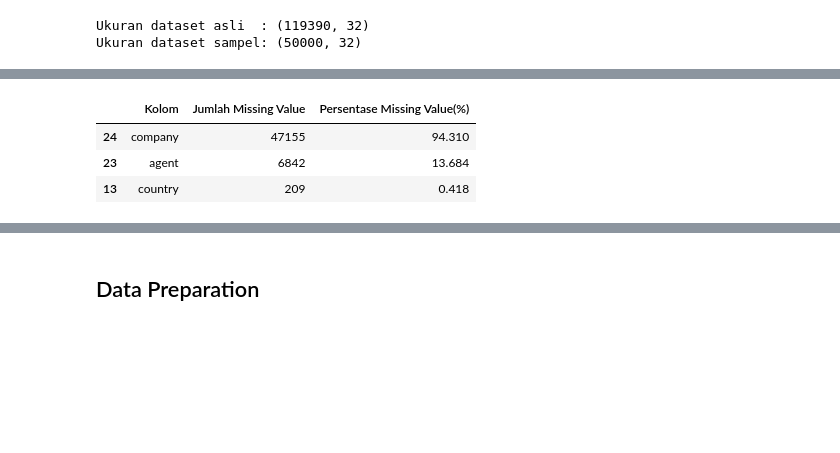
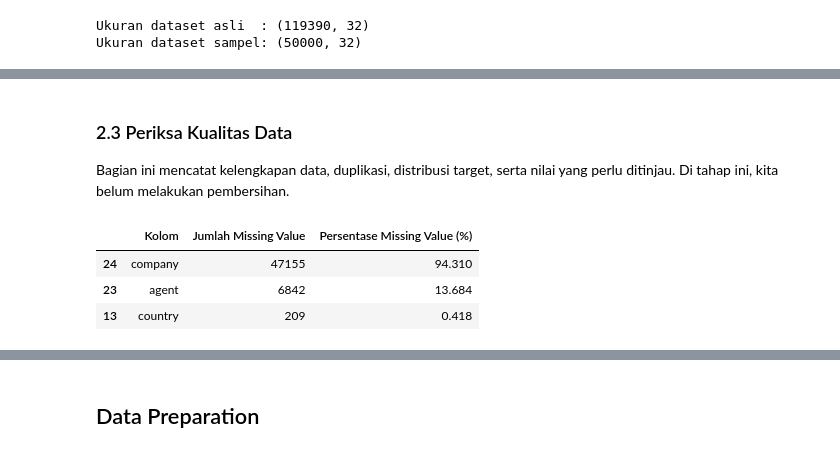
Before and after one commit to jelitasyahwa/analisis-pembatalan-reservasi-hotel, a Jupyter notebook: Proyek_Akhir_DataScience.ipynb, the cells around one changed output, grey strips where cells are left out. Drawn from its saved outputs; the diff is of its cells as text; code cells hidden in the pictures; blank space fills up the shorter version.

```diff
--- a/Proyek_Akhir_DataScience.ipynb
+++ b/Proyek_Akhir_DataScience.ipynb
@@ -32,6 +29,7 @@ import pandas as pd
 import numpy as np
 import matplotlib.pyplot as plt
 import seaborn as sns
+
 from sklearn.model_selection import train_test_split
 from sklearn.preprocessing import StandardScaler, LabelEncoder
 from sklearn.pipeline import Pipeline
@@ -39,15 +37,13 @@ from sklearn.svm import SVC
 from sklearn.tree import DecisionTreeClassifier
 from sklearn.ensemble import RandomForestClassifier
 from sklearn.metrics import confusion_matrix, classification_report
-
-pd.set_option("display.max_columns", 100)
-sns.set_theme(style="whitegrid")
 # %% [markdown]
 ## Memuat Dataset
 # %%
-df_raw = pd.read_csv("Dataset/hotel_bookings.csv")
-print("Ukuran dataset asli (baris, kolom):", df_raw.shape)
-df_raw.head()
+# Membaca dataset hotel bookings
+df = pd.read_csv("DATA/hotel_bookings.csv")
+print("Ukuran dataset asli (baris, kolom):", df.shape)
+df.head()
 # %% [output]
 Ukuran dataset asli (baris, kolom): (119390, 32)
 |  | hotel | is_canceled | lead_time | arrival_date_year | arrival_date_month | arrival_date_week_number | ... |
@@ -95,9 +102,13 @@ df_raw.describe()
 # %%
-# Mengambil sampel acak 50.000 baris tanpa pengembalian (sesuai masukan aslab: 10.000 - 100.000 data)
-df = df_raw.sample(n=50_000, random_state=42, replace=False).reset_index(drop=True)
+# Mengambil sampel acak 50.000 baris tanpa pengembalian
+df_hotel = df.sample(
+    n=50_000,
+    random_state=42,
+    replace=False
+).reset_index(drop=True)
 
-print("Ukuran dataset asli  :", df_raw.shape)
-print("Ukuran dataset sampel:", df.shape)
+print("Ukuran dataset asli  :", df.shape)
+print("Ukuran dataset sampel:", df_hotel.shape)
 # %% [output]
 Ukuran dataset asli  : (119390, 32)
 Ukuran dataset sampel: (50000, 32)
@@ -130,12 +314,19 @@ df_eda.head()
+# %% [markdown]
+### 2.3 Periksa Kualitas Data
+Bagian ini mencatat kelengkapan data, duplikasi, distribusi target, serta nilai yang perlu ditinjau. Di tahap ini, kita belum melakukan pembersihan.
 # %%
-# Menghitung jumlah missing value dan presentasenya
-missing_data = df_eda.isnull().sum().reset_index()
+
+# Menghitung jumlah missing value dan persentasenya
+missing_data = df_hotel.isnull().sum().reset_index()
 missing_data.columns = ["Kolom", "Jumlah Missing Value"]
-missing_data["Persentase Missing Value(%)"] = missing_data["Jumlah Missing Value"] / len(df_eda) * 100
-missing_data = missing_data[missing_data["Jumlah Missing Value"] > 0].sort_values("Jumlah Missing Value", ascending=False)
+missing_data["Persentase Missing Value (%)"] = missing_data[
+    "Jumlah Missing Value"] / len(df_hotel) * 100
+missing_data = missing_data[
+    missing_data["Jumlah Missing Value"] > 0].sort_values(
+    "Jumlah Missing Value", ascending=False)
 display(missing_data)
 # %% [output]
-|  | Kolom | Jumlah Missing Value | Persentase Missing Value(%) |
+|  | Kolom | Jumlah Missing Value | Persentase Missing Value (%) |
 | 24 | company | 47155 | 94.310 |
 | 23 | agent | 6842 | 13.684 |
 | 13 | country | 209 | 0.418 |
```
Also changed, not shown: parts of 96 cells of this notebook, 1 other file.
